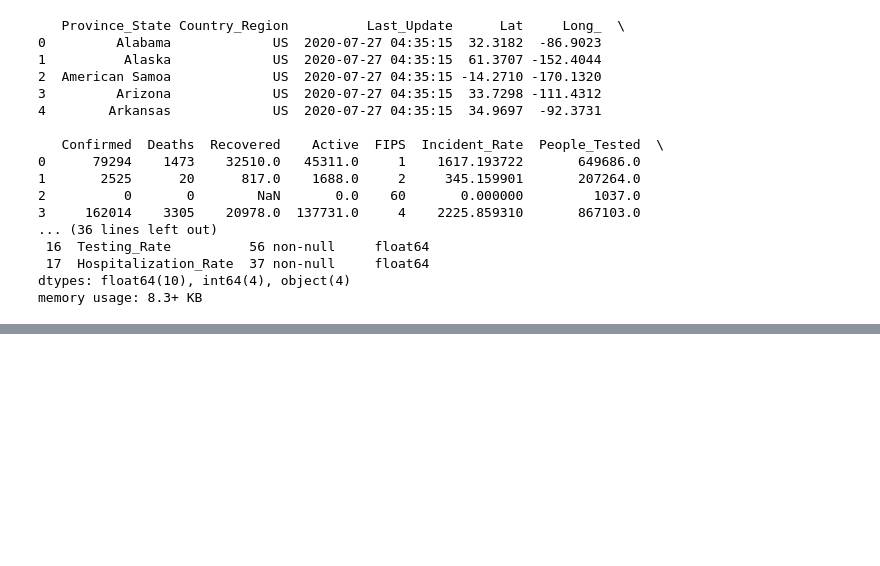
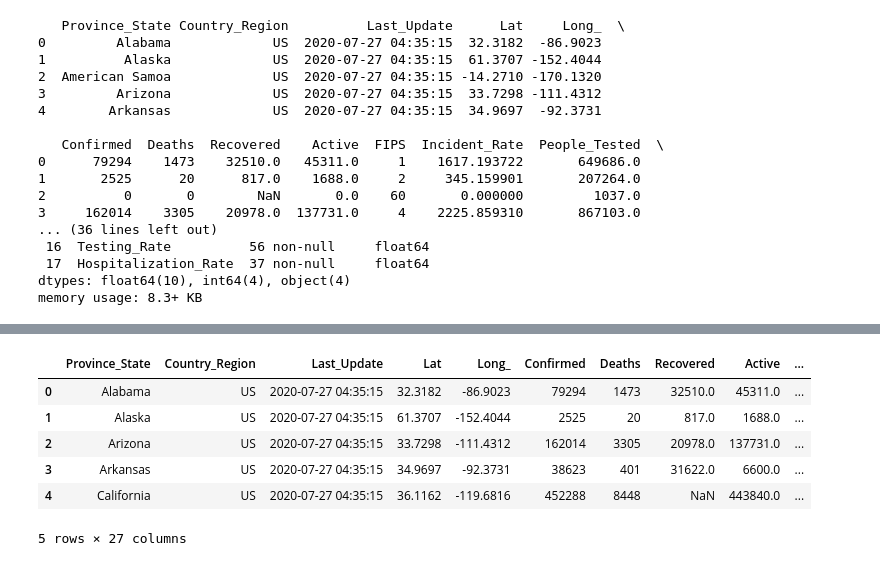
Before and after one commit to sjtalkar/widstraining, a Jupyter notebook: CovidWids.ipynb, the cells around one changed output, grey strips where cells are left out. Saved outputs shown, nothing was run; the diff lists cells and outputs as text; code cells hidden in the pictures; blank space fills up the shorter version.

Commit message:
Normalizing the data for true comparison

```diff
--- a/CovidWids.ipynb
+++ b/CovidWids.ipynb
@@ -28,0 +47,3 @@ memory usage: 8.3+ KB
+# %%
+state_df = pd.read_csv(r'csvData.csv')
+state_df.head()
@@ -28,0 +57,11 @@ memory usage: 8.3+ KB
+# %%
+perc_df = pd.merge(df, state_df, left_on='Province_State', right_on='State')
+perc_df.head()
+# %% [output]
+|  | Province_State | Country_Region | Last_Update | Lat | Long_ | Confirmed | Deaths | Recovered | Active | ... |
+| 0 | Alabama | US | 2020-07-27 04:35:15 | 32.3182 | -86.9023 | 79294 | 1473 | 32510.0 | 45311.0 | ... |
+| 1 | Alaska | US | 2020-07-27 04:35:15 | 61.3707 | -152.4044 | 2525 | 20 | 817.0 | 1688.0 | ... |
+| 2 | Arizona | US | 2020-07-27 04:35:15 | 33.7298 | -111.4312 | 162014 | 3305 | 20978.0 | 137731.0 | ... |
+| 3 | Arkansas | US | 2020-07-27 04:35:15 | 34.9697 | -92.3731 | 38623 | 401 | 31622.0 | 6600.0 | ... |
+| 4 | California | US | 2020-07-27 04:35:15 | 36.1162 | -119.6816 | 452288 | 8448 | NaN | 443840.0 | ... |
+5 rows × 27 columns
```
Also changed, not shown: parts of 7 cells of this notebook, 1 other file.
